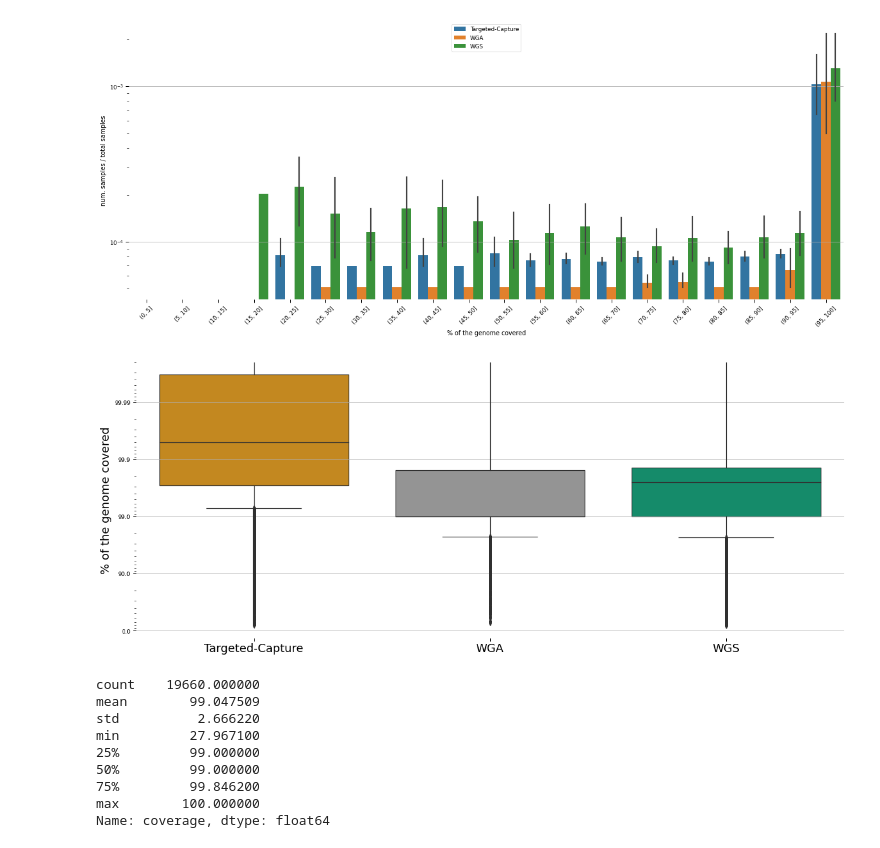
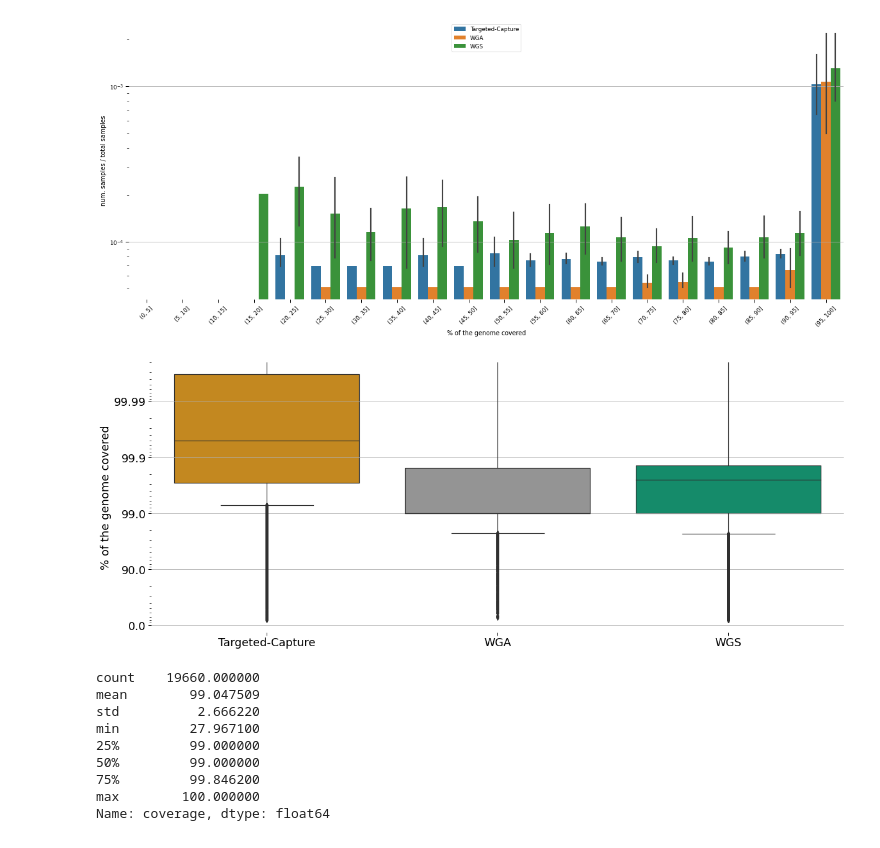
Before and after one commit to TRON-Bioinformatics/covigator-analysis, a Jupyter notebook: jupyter/comparison_library_strategies/library_strategies.ipynb, the cells around one changed output. Drawn from its saved outputs; the diff is of its cells as text; code cells hidden in the pictures.

Commit message:
update figures with larger labels

```diff
--- a/jupyter/comparison_library_strategies/library_strategies.ipynb
+++ b/jupyter/comparison_library_strategies/library_strategies.ipynb
@@ -427,18 +428,19 @@ plt.savefig("figure_05_bredth_coverage_per_sample_distribution.png")
 # %%
 plt.figure(figsize=(20, 8))
 sns.boxplot(data=samples, y=100 - samples.coverage, x="library_strategy", palette=colors_library_strategy)
 plt.title("")
 plt.xlabel(None)
 plt.ylabel("% of the genome covered", size=18)
 plt.grid(axis="y")
 plt.yscale("log")
 plt.yticks([0.01, 0.1, 1, 10, 100], ["99.99", "99.9", "99.0", "90.0", "0.0"])
 plt.gca().invert_yaxis()
 plt.xticks(fontsize=18)
+plt.yticks(size=18)
 sns.despine(bottom=True, left=True)
 plt.savefig("figure_05_bredth_coverage_boxplot.png")
 # %% [output]
-[figure, old version]
+[figure, new version]
 # %%
 samples[samples.library_strategy == "WGA"].coverage.describe()
 # %% [output]
```
Also changed, not shown: parts of 1 cell of this notebook, 53 other files.
